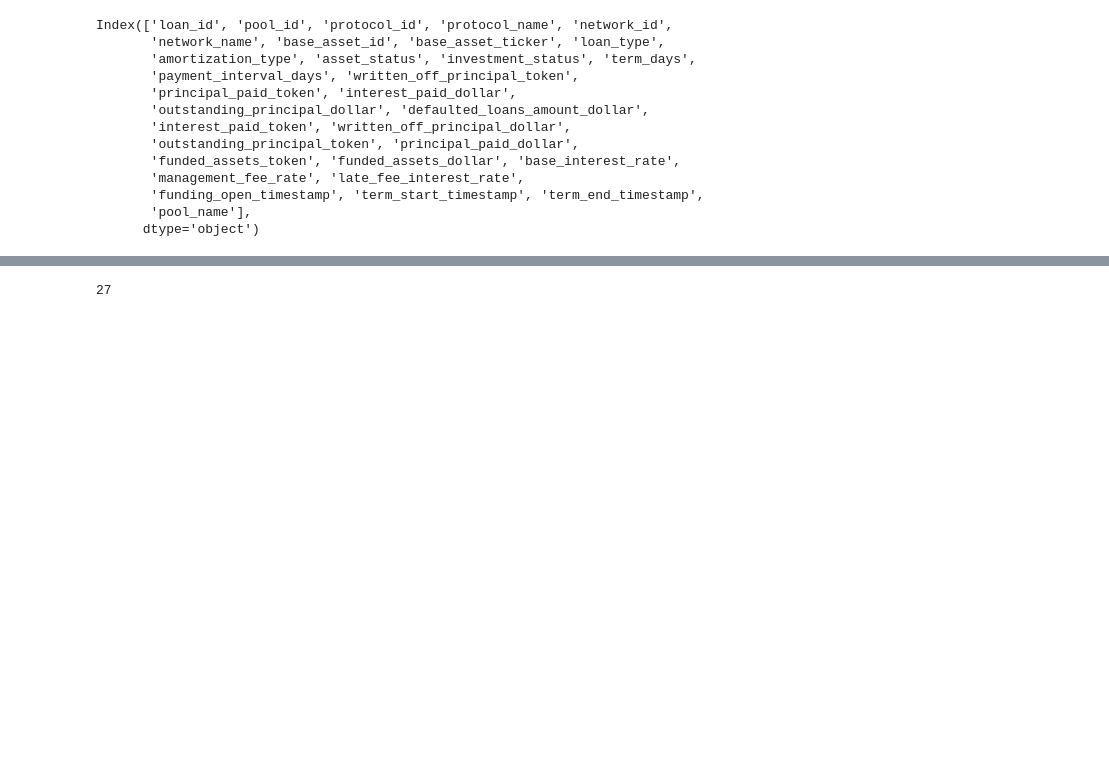
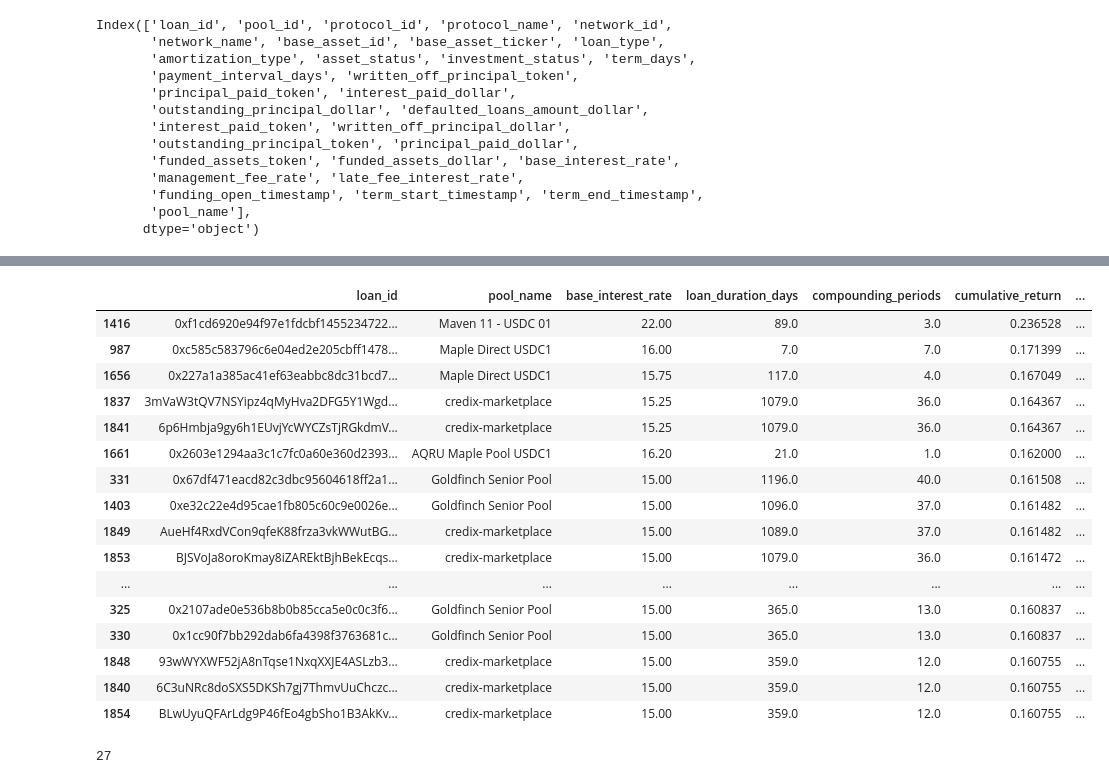
Before and after one commit to robo-advisor-lab/optimizer-dApp, a Jupyter notebook: notebooks/eda.ipynb, the cells around one changed output, grey strips where cells are left out. Cells and saved outputs as stored; diff of their text form; code cells hidden in the pictures; blank space fills up the shorter version.

Commit message:
adding data

```diff
--- a/notebooks/eda.ipynb
+++ b/notebooks/eda.ipynb
@@ -234,17 +234,24 @@ Index(['loan_id', 'pool_id', 'protocol_id', 'protocol_name', 'network_id',
        'pool_name'],
       dtype='object')
 # %%
+# Ensure term_start_timestamp and term_end_timestamp are in datetime format
 rwa_loans_df['term_start_timestamp'] = pd.to_datetime(rwa_loans_df['term_start_timestamp'])
 rwa_loans_df['term_end_timestamp'] = pd.to_datetime(rwa_loans_df['term_end_timestamp'])
 
-# Calculate the duration of each loan in years
-rwa_loans_df['loan_duration_years'] = (rwa_loans_df['term_end_timestamp'] - rwa_loans_df['term_start_timestamp']).dt.days / 365.25
+# Calculate the duration of each loan in days
+rwa_loans_df['loan_duration_days'] = (rwa_loans_df['term_end_timestamp'] - rwa_loans_df['term_start_timestamp']).dt.days
+
+# Calculate the number of compounding periods
+rwa_loans_df['compounding_periods'] = np.ceil(rwa_loans_df['loan_duration_days'] / rwa_loans_df['payment_interval_days'])
 
 # Convert base_interest_rate from percentage to a decimal
 rwa_loans_df['base_interest_rate_decimal'] = rwa_loans_df['base_interest_rate'] / 100
 
-# Calculate the normalized cumulative return for each loan
-rwa_loans_df['normalized_cumulative_return'] = (1 + rwa_loans_df['base_interest_rate_decimal']) ** rwa_loans_df['loan_duration_years']
+# Calculate the normalized cumulative return for each loan with compounding at specific intervals
+rwa_loans_df['normalized_cumulative_return'] = (1 + rwa_loans_df['base_interest_rate_decimal'] / rwa_loans_df['compounding_periods']) ** rwa_loans_df['compounding_periods']
+
+# Calculate the cumulative return
 rwa_loans_df['cumulative_return'] = rwa_loans_df['normalized_cumulative_return'] - 1
 # %%
-rwa_loans_df[['loan_id','pool_name','base_interest_rate','loan_duration_years','cumulative_return','normalized_cumulative_return']].sort_values(by='cumulative_return', ascending=False).dropna().head(20)
+top_20_loans = rwa_loans_df[['loan_id','pool_name','base_interest_rate','loan_duration_days','compounding_periods','cumulative_return','normalized_cumulative_return']].sort_values(by='cumulative_return', ascending=False).dropna().head(20)
+top_20_loans.to_csv('../data/cleaned_loans.csv', index=False)
@@ -269,3 +258,23 @@ rwa_loans_df[['loan_id','pool_name','base_interest_rate','loan_duration_years','
+# %%
+top_20_loans
+# %% [output]
+|  | loan_id | pool_name | base_interest_rate | loan_duration_days | compounding_periods | cumulative_return | ... |
+| 1416 | 0xf1cd6920e94f97e1fdcbf1455234722... | Maven 11 - USDC 01 | 22.00 | 89.0 | 3.0 | 0.236528 | ... |
+| 987 | 0xc585c583796c6e04ed2e205cbff1478... | Maple Direct USDC1 | 16.00 | 7.0 | 7.0 | 0.171399 | ... |
+| 1656 | 0x227a1a385ac41ef63eabbc8dc31bcd7... | Maple Direct USDC1 | 15.75 | 117.0 | 4.0 | 0.167049 | ... |
+| 1837 | 3mVaW3tQV7NSYipz4qMyHva2DFG5Y1Wgd... | credix-marketplace | 15.25 | 1079.0 | 36.0 | 0.164367 | ... |
+| 1841 | 6p6Hmbja9gy6h1EUvjYcWYCZsTjRGkdmV... | credix-marketplace | 15.25 | 1079.0 | 36.0 | 0.164367 | ... |
+| 1661 | 0x2603e1294aa3c1c7fc0a60e360d2393... | AQRU Maple Pool USDC1 | 16.20 | 21.0 | 1.0 | 0.162000 | ... |
+| 331 | 0x67df471eacd82c3dbc95604618ff2a1... | Goldfinch Senior Pool | 15.00 | 1196.0 | 40.0 | 0.161508 | ... |
+| 1403 | 0xe32c22e4d95cae1fb805c60c9e0026e... | Goldfinch Senior Pool | 15.00 | 1096.0 | 37.0 | 0.161482 | ... |
+| 1849 | AueHf4RxdVCon9qfeK88frza3vkWWutBG... | credix-marketplace | 15.00 | 1089.0 | 37.0 | 0.161482 | ... |
+| 1853 | BJSVoJa8oroKmay8iZAREktBjhBekEcqs... | credix-marketplace | 15.00 | 1079.0 | 36.0 | 0.161472 | ... |
+| ... | ... | ... | ... | ... | ... | ... | ... |
+| 325 | 0x2107ade0e536b8b0b85cca5e0c0c3f6... | Goldfinch Senior Pool | 15.00 | 365.0 | 13.0 | 0.160837 | ... |
+| 330 | 0x1cc90f7bb292dab6fa4398f3763681c... | Goldfinch Senior Pool | 15.00 | 365.0 | 13.0 | 0.160837 | ... |
+| 1848 | 93wWYXWF52jA8nTqse1NxqXXJE4ASLzb3... | credix-marketplace | 15.00 | 359.0 | 12.0 | 0.160755 | ... |
+| 1840 | 6C3uNRc8doSXS5DKSh7gj7ThmvUuChczc... | credix-marketplace | 15.00 | 359.0 | 12.0 | 0.160755 | ... |
+| 1854 | BLwUyuQFArLdg9P46fEo4gbSho1B3AkKv... | credix-marketplace | 15.00 | 359.0 | 12.0 | 0.160755 | ... |
 # %%
 rwa_loans_df['pool_name'].isna().sum()
 # %% [output]
```
Also changed, not shown: parts of 2 cells of this notebook, 1 other file.
